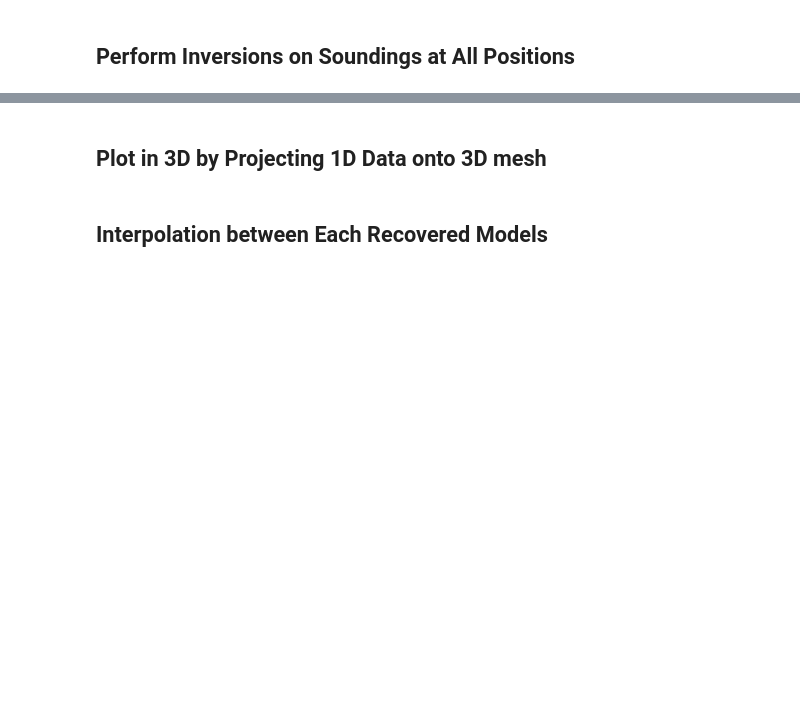
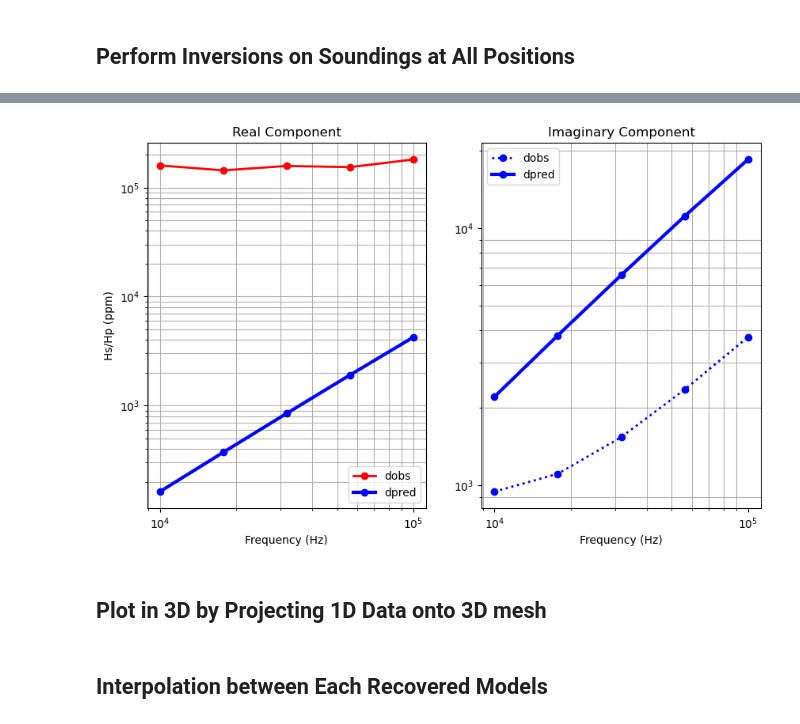
Before and after one commit to matthewhasman/Geophysical-Electromagnetic-Scanner, a Jupyter notebook: UXO_simulation/inversion_simulation_1D.ipynb, the cells around one changed output, grey strips where cells are left out. Drawn from its saved outputs; the diff is of its cells as text; code cells hidden in the pictures; blank space fills up the shorter version.

```diff
--- a/UXO_simulation/inversion_simulation_1D.ipynb
+++ b/UXO_simulation/inversion_simulation_1D.ipynb
@@ -203,0 +62,17 @@ for i, x in enumerate(x_positions):
+# %%
+# define simulation
+sim = Forward_Freq_Survey(frequencies, z0, moment, coil_spacing)
+# %%
+survey = sim.survey
+data_object = create_data_object(loaded_data[i], survey)
+# Initialize LayeredInversion with current data_object and simulation parameters
+layered_inversion = LayeredInversion(
+        data_object=data_object,
+        survey=survey,
+        soil_conductivity=soil_conductivity,
+        beta0_ratio=1e0,
+        coolingFactor=1.0,
+        coolingRate=1.0,
+)
+# Run the inversion and store the recovered model
+recovered_L2model = layered_inversion.run_inversion()
@@ -204,3 +97,24 @@ for i, x in enumerate(x_positions):
+# %%
+dpred =  layered_inversion.simulation.dpred(recovered_L2model)
+# Plot FEM response for all frequencies at specified index
+fig, [ax1, ax2] = plt.subplots(1, 2, figsize=(10, 6))
+ax1.loglog(frequencies, abs(loaded_data[indx]["hz_real"]), "r-o", lw=2, label="dobs")
+ax1.loglog(frequencies, dpred[0::2], "b-o", lw=3, label="dpred")
+ax2.loglog(frequencies, abs(loaded_data[indx]["hz_imag"]), "b:o", lw=2, label="dobs")
+ax2.loglog(frequencies, dpred[1::2], "b-o", lw=3, label="dpred")
+ax1.set_ylabel("Hs/Hp (ppm)")
+ax1.set_title("Real Component")
+ax2.set_title("Imaginary Component")
+
+for ax in [ax1, ax2]:
+    ax.set_xlabel("Frequency (Hz)")
+    ax.grid(which="both")
+    ax.legend()
+
+plt.grid()
+plt.show()
+# %% [output]
+[figure, added]
 # %% [markdown]
 ## Plot in 3D by Projecting 1D Data onto 3D mesh
 # %% [markdown]
```
Also changed, not shown: parts of 14 cells of this notebook, 2 other files.
